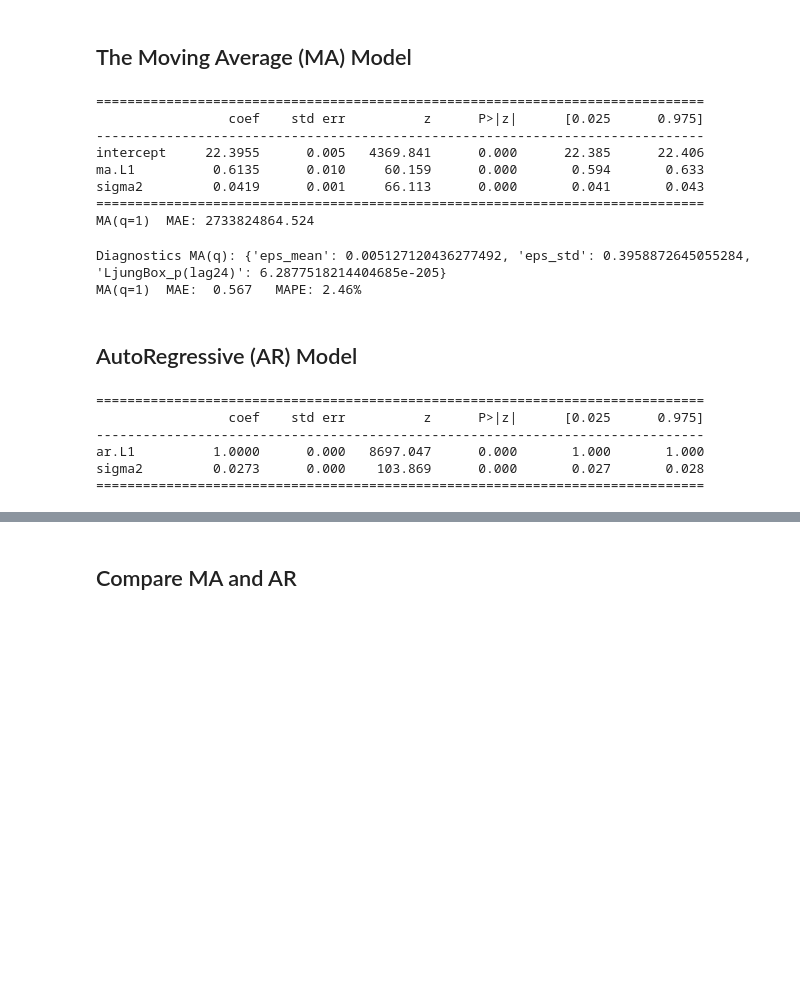
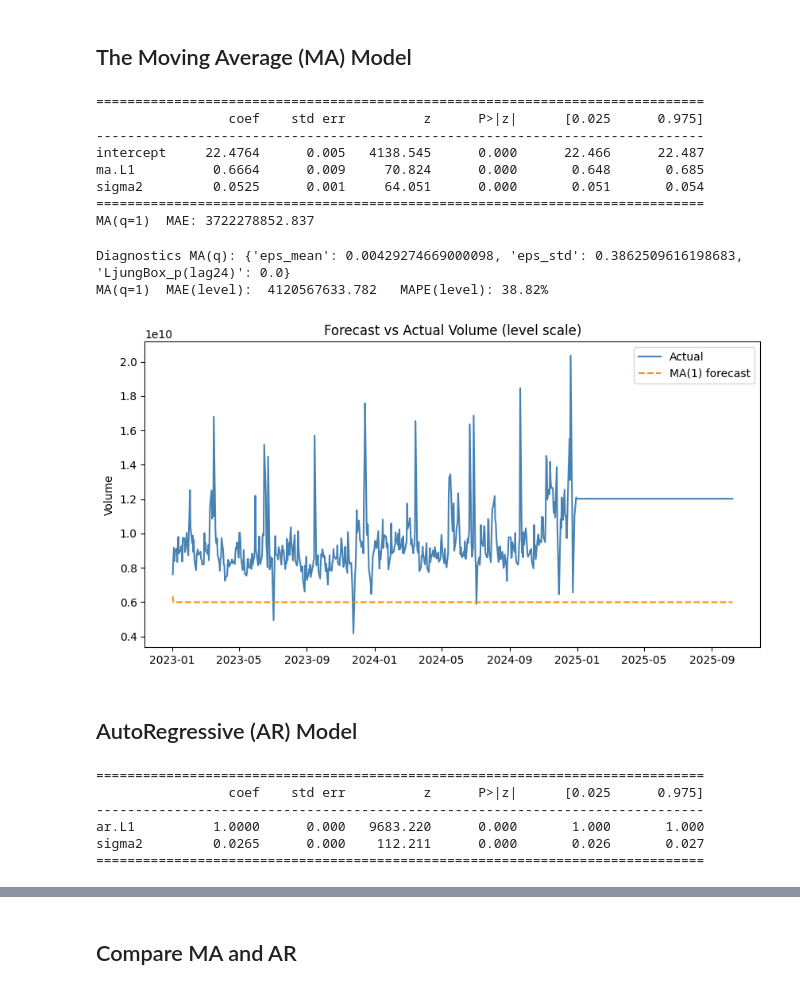
Before and after one commit to simenoiseth/volume-prediction-with-iv, a Jupyter notebook: Fredrik/01_MA_AR.ipynb, the cells around one changed output, grey strips where cells are left out. Saved outputs shown, nothing was run; the diff lists cells and outputs as text; code cells hidden in the pictures; blank space fills up the shorter version.

```diff
--- a/Fredrik/01_MA_AR.ipynb
+++ b/Fredrik/01_MA_AR.ipynb
@@ -123,7 +123,7 @@ ma_model = sm.tsa.SARIMAX(
     order=(0, 0, q),        # MA(q)
     trend='c',              # include constant term c
     enforce_stationarity=False,
-    enforce_invertibility=False
+    enforce_invertibility=True
 )
 ma_res = ma_model.fit(disp=False)
 
@@ -145,20 +145,41 @@ print(f"MA(q={q})  MAE: {np.mean(np.abs(V_te_lin - ma_pred)):.3f}")
 ==============================================================================
                  coef    std err          z      P>|z|      [0.025      0.975]
 ------------------------------------------------------------------------------
-intercept     22.3955      0.005   4369.841      0.000      22.385      22.406
-ma.L1          0.6135      0.010     60.159      0.000       0.594       0.633
-sigma2         0.0419      0.001     66.113      0.000       0.041       0.043
+intercept     22.4764      0.005   4138.545      0.000      22.466      22.487
+ma.L1          0.6664      0.009     70.824      0.000       0.648       0.685
+sigma2         0.0525      0.001     64.051      0.000       0.051       0.054
 ==============================================================================
-MA(q=1)  MAE: 2733824864.524
+MA(q=1)  MAE: 3722278852.837
 # %%
+fc = ma_res.get_forecast(steps=len(V_te))
+sf = fc.summary_frame()
+
+# Bias-korrigert tilbakeføring fra logg til nivå
+mu = sf["mean"]
+sigma2 = sf["mean_se"]**2
+pred_level = np.exp(mu + 0.5 * sigma2)
+
 diag_ma = residual_diagnostics(ma_res.resid, lags=24)
-ma_pred = ma_res.get_forecast(steps=len(V_te)).predicted_mean
 
 print("Diagnostics MA(q):", diag_ma)
-print(f"MA(q={ma_res.model_orders['ma']})  MAE:  {mae(V_te, ma_pred):.3f}   MAPE: {mape(V_te, ma_pred):.2f}%")
+print(
+    f"MA(q={ma_res.model_orders['ma']})  "
+    f"MAE(level):  {mae(np.exp(V_te), pred_level):.3f}   "
+    f"MAPE(level): {mape(np.exp(V_te), pred_level):.2f}%"
+)
 # %% [output]
-Diagnostics MA(q): {'eps_mean': 0.005127120436277492, 'eps_std': 0.3958872645055284, 'LjungBox_p(lag24)': 6.2877518214404685e-205}
-MA(q=1)  MAE:  0.567   MAPE: 2.46%
+Diagnostics MA(q): {'eps_mean': 0.00429274669000098, 'eps_std': 0.3862509616198683, 'LjungBox_p(lag24)': 0.0}
+MA(q=1)  MAE(level):  4120567633.782   MAPE(level): 38.82%
+# %%
+plt.figure(figsize=(10,5))
+plt.plot(V_te.index, np.exp(V_te), label="Actual", color="steelblue")
+plt.plot(V_te.index, pred_level, label=f"MA({q}) forecast", color="darkorange", linestyle="--")
+plt.title("Forecast vs Actual Volume (level scale)")
+plt.ylabel("Volume")
+plt.legend()
+plt.show()
+# %% [output]
+[figure, added]
 # %% [markdown]
 ## AutoRegressive (AR) Model
 # %%
@@ -169,7 +190,8 @@ p = 1  # try small values like 1–4, or grid-search below
 
 ar_model = sm.tsa.SARIMAX(
     V_tr,
-    order=(p, 0, 0),               # (p, d, q) with q=0, d=0 → AR(p)
+    order=(p, 0, 0),
+    trend = 'c',               # (p, d, q) with q=0, d=0 → AR(p)
     enforce_stationarity=False,
     enforce_invertibility=False,
 )
@@ -180,8 +202,8 @@ print(ar_res.summary().tables[1])
 ==============================================================================
                  coef    std err          z      P>|z|      [0.025      0.975]
 ------------------------------------------------------------------------------
-ar.L1          1.0000      0.000   8697.047      0.000       1.000       1.000
-sigma2         0.0273      0.000    103.869      0.000       0.027       0.028
+ar.L1          1.0000      0.000   9683.220      0.000       1.000       1.000
+sigma2         0.0265      0.000    112.211      0.000       0.026       0.027
 ==============================================================================
 # %%
 diag_ar = residual_diagnostics(ar_res.resid, lags=24)
```
Also changed, not shown: parts of 3 cells of this notebook, 5 other files.
